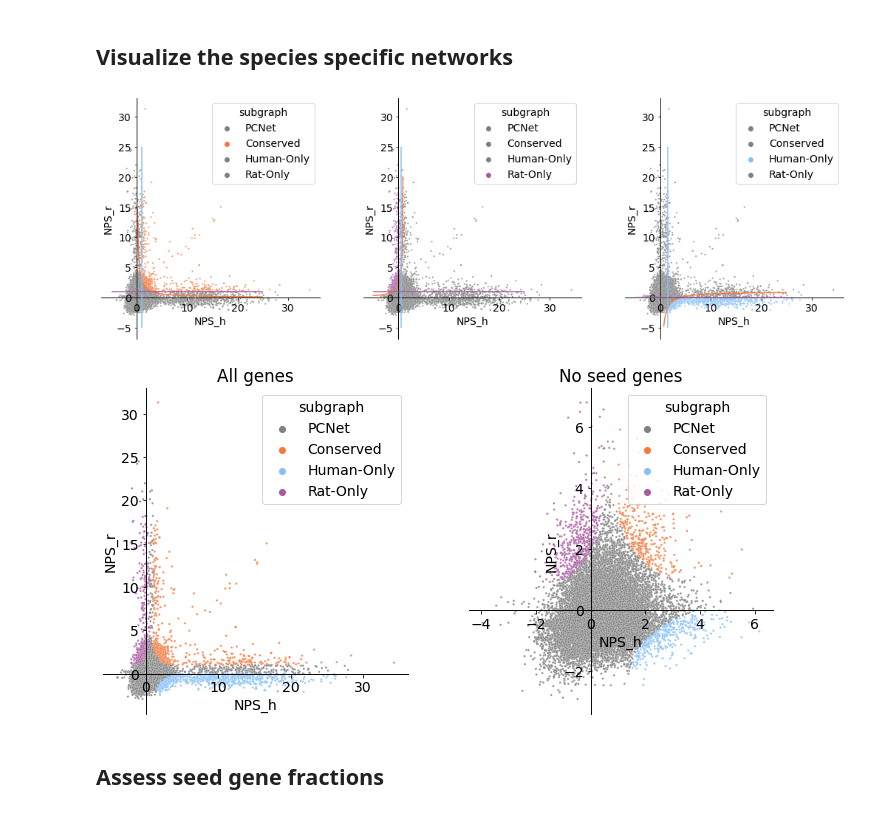
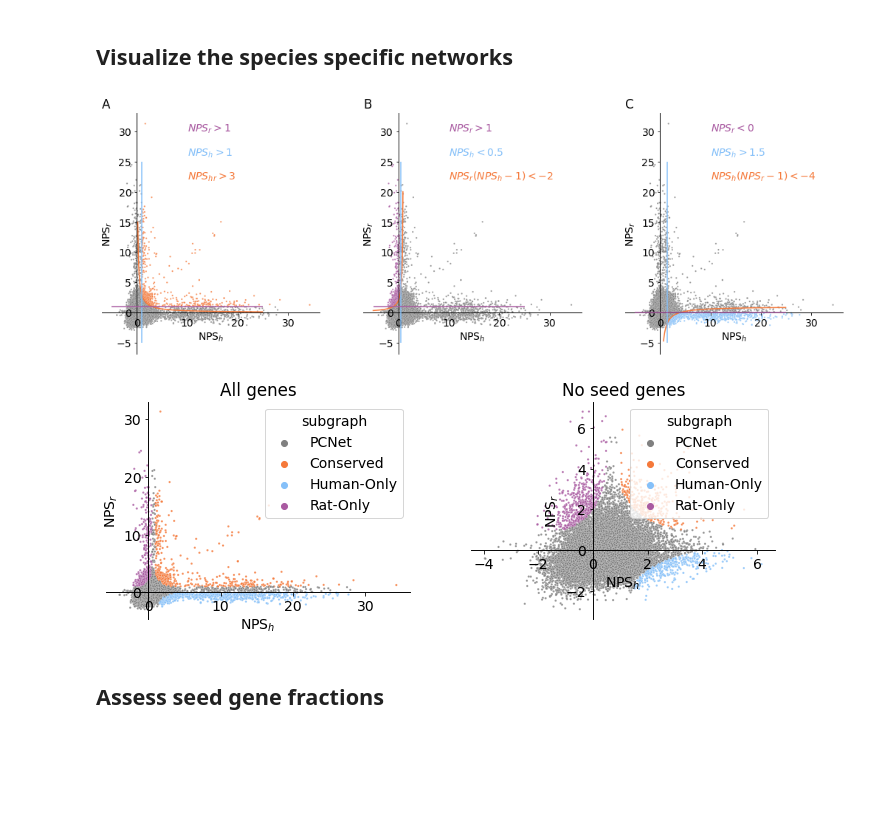
Before and after one commit to sarah-n-wright/CrossSpeciesBMI, a Jupyter notebook: Notebooks/3_Species_Specific_BMI_Networks.ipynb, the cells around one changed output. Saved outputs shown, nothing was run; the diff lists cells and outputs as text; code cells hidden in the pictures; blank space fills up the shorter version.

Commit message:
New species specific analysis

```diff
--- a/Notebooks/3_Species_Specific_BMI_Networks.ipynb
+++ b/Notebooks/3_Species_Specific_BMI_Networks.ipynb
@@ -18,7 +16,8 @@ DISCLAIMIER: cdapsutil is experimental and may contain errors and interfaces may
 # Set up directory paths. Defaults to the Data/ and Figures/ folders within the repository.
 cwd = os.path.dirname(os.getcwd())
 DATADIR = os.path.join(cwd, "Data/")
-FIGDIR = os.path.join(cwd, "Figures/rerun_")
+#FIGDIR = os.path.join(cwd, "Figures/rerun_")
+FIGDIR = os.path.join(cwd, "Figures/")
 # %%
 sys.path.append(cwd)
 from analysis_functions import *
@@ -171,29 +170,39 @@ data.to_csv(DATADIR + "outputs/rat_only_human_only_networks.tsv", sep="\t")
 # %%
 import seaborn as sns
 # %%
-def plot_species_nps(data, subgraph, th_dict=None, ax=None):
+def plot_species_nps(data, subgraph, th_dict=None, ax=None, legend=None):
     x_points = [(i+0.0001)/10 for i in range(-50,250)]
     if subgraph == "conserved":
         cmap = {"Conserved": "#F5793A", **{k:"grey" for k in ["Rat-Only", "PCNet", "Human-Only"]}}
         combo_line = [th_dict["combo"]/x for x in x_points if x > th_dict["combo"]/25]
         ax.plot([x for x in x_points if x > th_dict["combo"]/25], combo_line, color="#f5793a")
+        ax.text(x=10, y=30, s="$NPS_r > "+str(th_dict["rat"])+"$", color="#a95aa1")
+        ax.text(x=10, y=26, s="$NPS_h > "+str(th_dict["human"])+"$", color="#85c0f9")
+        ax.text(x=10, y=22, s="$NPS_{hr} > "+str(th_dict["combo"])+"$", color="#f5793a")
     elif subgraph == "rat":
         cmap = {"Rat-Only": "#a95aa1", **{k:"grey" for k in ["Conserved", "PCNet", "Human-Only"]}}
         combo_line = [th_dict["combo"]/(x-1) for x in x_points if x < 1 + th_dict["combo"]/25]
         ax.plot([x for x in x_points if x < 1 + th_dict["combo"]/25], combo_line, color="#f5793a")
+        ax.text(x=10, y=30, s="$NPS_r > "+str(th_dict["rat"])+"$", color="#a95aa1")
+        ax.text(x=10, y=26, s="$NPS_h < "+str(th_dict["human"])+"$", color="#85c0f9")
+        ax.text(x=10, y=22, s="$NPS_r(NPS_h-1) < "+str(th_dict["combo"])+"$", color="#f5793a")
     elif subgraph == "human":
         cmap = {"Human-Only": "#85c0f9", **{k:"grey" for k in ["Rat-Only", "PCNet", "Conserved"]}}
         combo_line = [1 + th_dict["combo"]/x for x in x_points if x > th_dict["combo"]/-6]
         ax.plot([x for x in x_points if x > th_dict["combo"]/-6], combo_line, color="#f5793a")
+        ax.text(x=10, y=30, s="$NPS_r < "+str(th_dict["rat"])+"$", color="#a95aa1")
+        ax.text(x=10, y=26, s="$NPS_h > "+str(th_dict["human"])+"$", color="#85c0f9")
+        ax.text(x=10, y=22, s="$NPS_h(NPS_r-1) < "+str(th_dict["combo"])+"$", color="#f5793a")
     else:
         cmap = {"Conserved": "#F5793A","Rat-Only": "#a95aa1", "Human-Only": "#85c0f9", "PCNet":"grey" }
 
-    sns.scatterplot(data=data, x="NPS_h", y="NPS_r", hue="subgraph", palette=cmap, s=5, ax=ax, markers=True, alpha=0.8
-                )
+    sns.scatterplot(data=data, x="NPS_h", y="NPS_r", hue="subgraph", palette=cmap, s=5, ax=ax, markers=True, alpha=0.8,
+                legend=legend)
     if th_dict is not None:
         ax.hlines(y=th_dict["rat"], xmin=-5, xmax=25, color="#a95aa1", alpha=1, zorder=4)
         ax.vlines(x=th_dict["human"], ymin=-5, ymax=25, color="#85c0f9", alpha=1, zorder=3)
-
+    ax.set_ylabel("NPS$_r$")
+    ax.set_xlabel("NPS$_h$")
     ax.spines['left'].set(position=('data', 0.0), zorder=2)
     ax.spines['bottom'].set(position=('data', 0.0), zorder=2)
     ax.spines['top'].set_position(('data', 0.0))
@@ -201,18 +210,22 @@ def plot_species_nps(data, subgraph, th_dict=None, ax=None):
 # %%
 fig, [ax1, ax2, ax3] = plt.subplots(nrows=1, ncols=3, figsize=(18, 6))
 plot_species_nps(data, "conserved", conserved, ax1)
 plot_species_nps(data, "rat", rat_only, ax2)
 plot_species_nps(data, "human", human_only, ax3)
+ax1.set_title("A", loc="left")
+ax2.set_title("B", loc="left")
+ax3.set_title("C", loc="left")
+plt.savefig(FIGDIR + "definition_of_networks.png", dpi=400, bbox_inches="tight")
 # %% [output]
-[figure, old version]
+[figure, new version]
 # %%
-fig, [ax1, ax2] = plt.subplots(nrows=1, ncols=2, figsize=(12,6))
-plot_species_nps(data, "all", ax=ax1)
-plot_species_nps(data[data.rat_seed+data.human_seed==0], "all", ax=ax2)
+fig, [ax1, ax2] = plt.subplots(nrows=1, ncols=2, figsize=(12,4))
+plot_species_nps(data, "all", ax=ax1, legend="brief")
+plot_species_nps(data[data.rat_seed+data.human_seed==0], "all", ax=ax2, legend="brief")
 _ = ax2.set_title("No seed genes")
 _ = ax1.set_title("All genes")
 # %% [output]
-[figure, old version]
+[figure, new version]
 # %% [markdown]
 ## Assess seed gene fractions
 # %%
```
Also changed, not shown: parts of 40 cells of this notebook.
